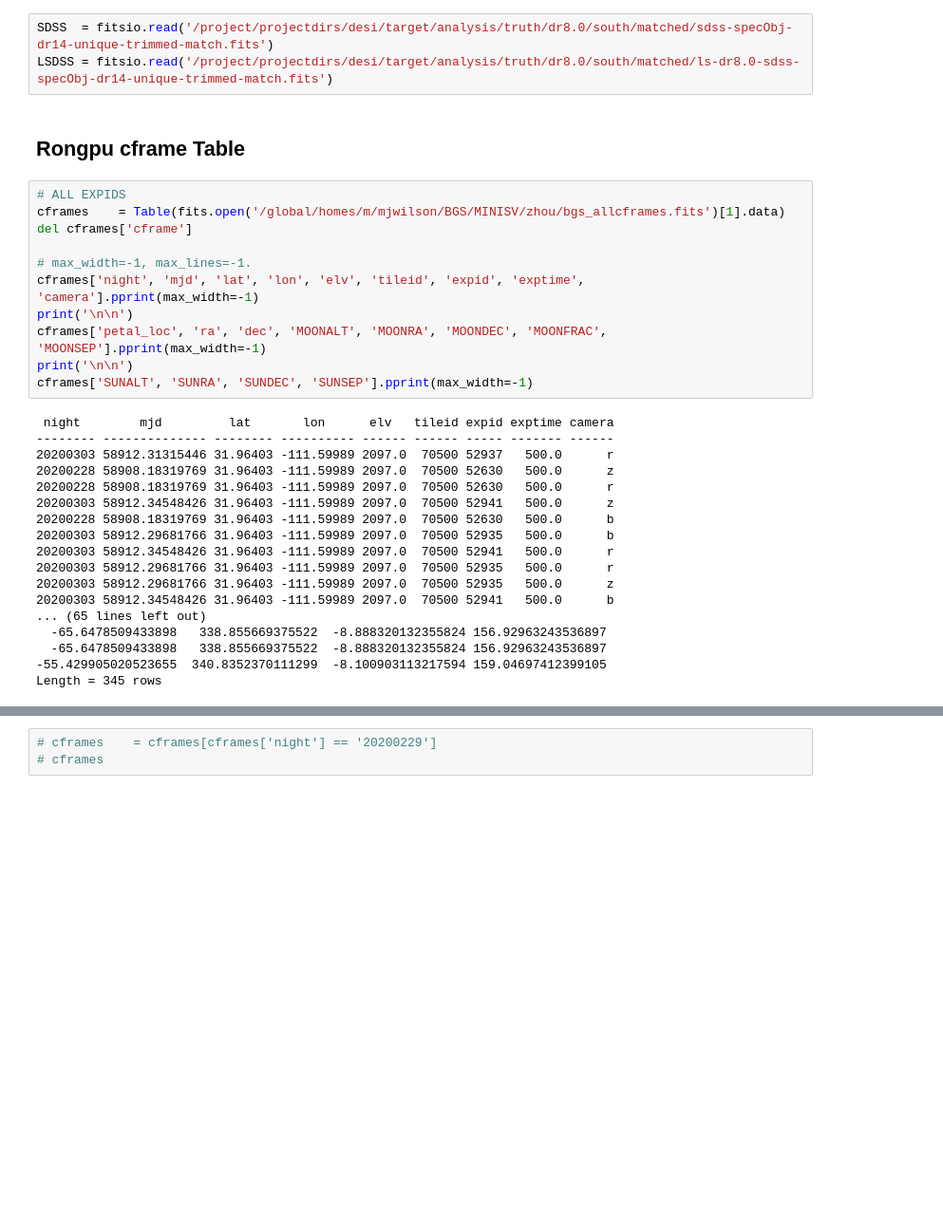
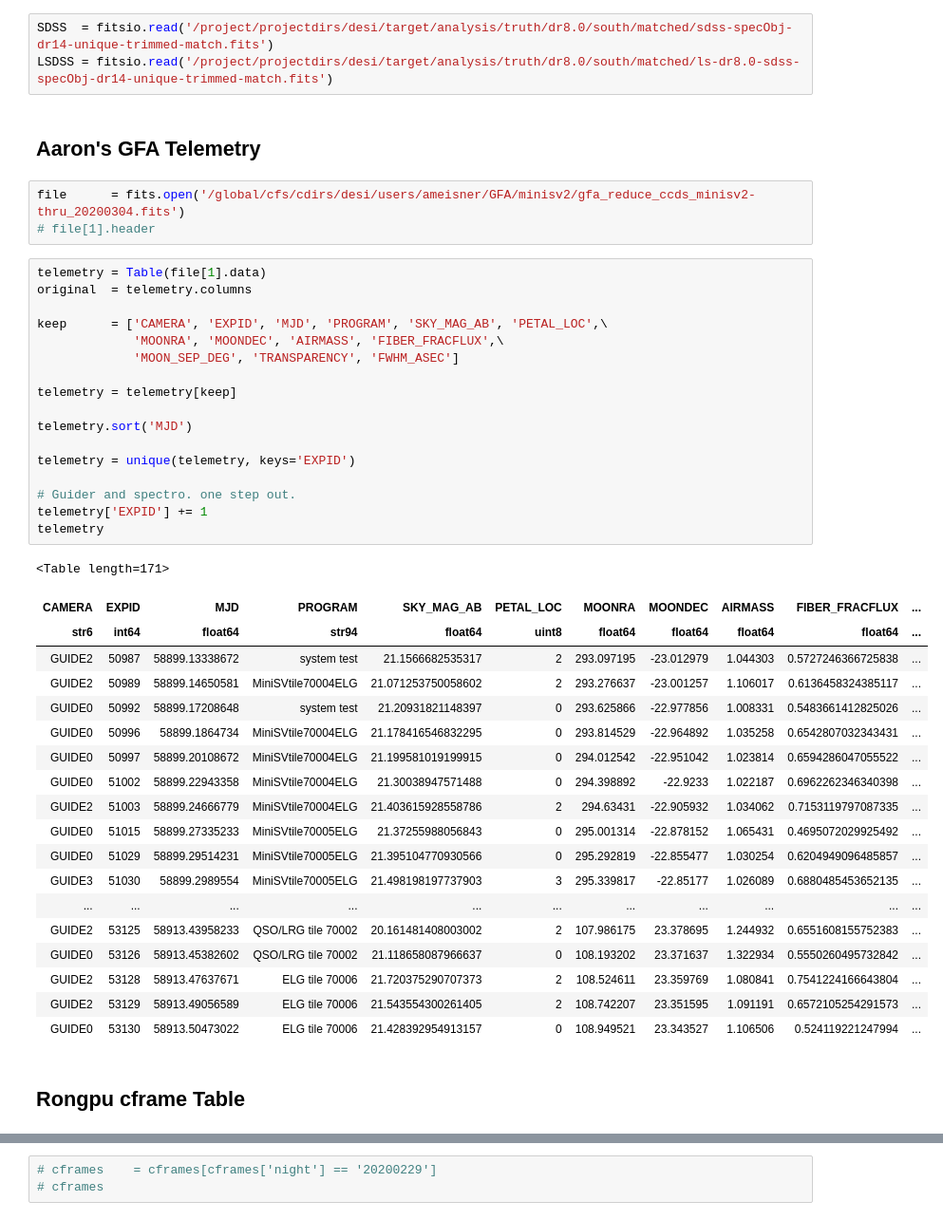
Before and after one commit to SgmAstro/MINISV, a Jupyter notebook: zs_split_coadds.ipynb, the cells around one changed output, grey strips where cells are left out. Shown at 95% size. Drawn from its saved outputs; the diff is of its cells as text; blank space fills up the shorter version.

```diff
--- a/zs_split_coadds.ipynb
+++ b/zs_split_coadds.ipynb
@@ -134,34 +129,47 @@ pl.plot(G12['RA'], G12['DEC'], '.')
 # %%
 SDSS  = fitsio.read('/project/projectdirs/desi/target/analysis/truth/dr8.0/south/matched/sdss-specObj-dr14-unique-trimmed-match.fits')
 LSDSS = fitsio.read('/project/projectdirs/desi/target/analysis/truth/dr8.0/south/matched/ls-dr8.0-sdss-specObj-dr14-unique-trimmed-match.fits')
+# %% [markdown]
+##  Aaron's GFA Telemetry
+# %%
+file      = fits.open('/global/cfs/cdirs/desi/users/ameisner/GFA/minisv2/gfa_reduce_ccds_minisv2-thru_20200304.fits')
+# file[1].header
+# %%
+telemetry = Table(file[1].data)
+original  = telemetry.columns
+
+keep      = ['CAMERA', 'EXPID', 'MJD', 'PROGRAM', 'SKY_MAG_AB', 'PETAL_LOC',\
+             'MOONRA', 'MOONDEC', 'AIRMASS', 'FIBER_FRACFLUX',\
+             'MOON_SEP_DEG', 'TRANSPARENCY', 'FWHM_ASEC']
+
+telemetry = telemetry[keep]
+
+telemetry.sort('MJD')
+
+telemetry = unique(telemetry, keys='EXPID')
+
+# Guider and spectro. one step out.
+telemetry['EXPID'] += 1
+telemetry
+# %% [output]
+<Table length=171>
+| CAMERA | EXPID | MJD | PROGRAM | SKY_MAG_AB | PETAL_LOC | MOONRA | MOONDEC | AIRMASS | FIBER_FRACFLUX | ... |
+| str6 | int64 | float64 | str94 | float64 | uint8 | float64 | float64 | float64 | float64 | ... |
+| GUIDE2 | 50987 | 58899.13338672 | system test | 21.1566682535317 | 2 | 293.097195 | -23.012979 | 1.044303 | 0.5727246366725838 | ... |
+| GUIDE2 | 50989 | 58899.14650581 | MiniSVtile70004ELG | 21.071253750058602 | 2 | 293.276637 | -23.001257 | 1.106017 | 0.6136458324385117 | ... |
+| GUIDE0 | 50992 | 58899.17208648 | system test | 21.20931821148397 | 0 | 293.625866 | -22.977856 | 1.008331 | 0.5483661412825026 | ... |
+| GUIDE0 | 50996 | 58899.1864734 | MiniSVtile70004ELG | 21.178416546832295 | 0 | 293.814529 | -22.964892 | 1.035258 | 0.6542807032343431 | ... |
+| GUIDE0 | 50997 | 58899.20108672 | MiniSVtile70004ELG | 21.199581019199915 | 0 | 294.012542 | -22.951042 | 1.023814 | 0.6594286047055522 | ... |
+| GUIDE0 | 51002 | 58899.22943358 | MiniSVtile70004ELG | 21.30038947571488 | 0 | 294.398892 | -22.9233 | 1.022187 | 0.6962262346340398 | ... |
+| GUIDE2 | 51003 | 58899.24666779 | MiniSVtile70004ELG | 21.403615928558786 | 2 | 294.63431 | -22.905932 | 1.034062 | 0.7153119797087335 | ... |
+| GUIDE0 | 51015 | 58899.27335233 | MiniSVtile70005ELG | 21.37255988056843 | 0 | 295.001314 | -22.878152 | 1.065431 | 0.4695072029925492 | ... |
+| GUIDE0 | 51029 | 58899.29514231 | MiniSVtile70005ELG | 21.395104770930566 | 0 | 295.292819 | -22.855477 | 1.030254 | 0.6204949096485857 | ... |
+| GUIDE3 | 51030 | 58899.2989554 | MiniSVtile70005ELG | 21.498198197737903 | 3 | 295.339817 | -22.85177 | 1.026089 | 0.6880485453652135 | ... |
+| ... | ... | ... | ... | ... | ... | ... | ... | ... | ... | ... |
+| GUIDE2 | 53125 | 58913.43958233 | QSO/LRG tile 70002 | 20.161481408003002 | 2 | 107.986175 | 23.378695 | 1.244932 | 0.6551608155752383 | ... |
+| GUIDE0 | 53126 | 58913.45382602 | QSO/LRG tile 70002 | 21.118658087966637 | 0 | 108.193202 | 23.371637 | 1.322934 | 0.5550260495732842 | ... |
+| GUIDE2 | 53128 | 58913.47637671 | ELG tile 70006 | 21.720375290707373 | 2 | 108.524611 | 23.359769 | 1.080841 | 0.7541224166643804 | ... |
+| GUIDE2 | 53129 | 58913.49056589 | ELG tile 70006 | 21.543554300261405 | 2 | 108.742207 | 23.351595 | 1.091191 | 0.6572105254291573 | ... |
+| GUIDE0 | 53130 | 58913.50473022 | ELG tile 70006 | 21.428392954913157 | 0 | 108.949521 | 23.343527 | 1.106506 | 0.524119221247994 | ... |
 # %% [markdown]
 ##  Rongpu cframe Table
-# %%
-# ALL EXPIDS
-cframes    = Table(fits.open('/global/homes/m/mjwilson/BGS/MINISV/zhou/bgs_allcframes.fits')[1].data)
-del cframes['cframe']
-
-# max_width=-1, max_lines=-1.
-cframes['night', 'mjd', 'lat', 'lon', 'elv', 'tileid', 'expid', 'exptime', 'camera'].pprint(max_width=-1)
-print('\n\n')
-cframes['petal_loc', 'ra', 'dec', 'MOONALT', 'MOONRA', 'MOONDEC', 'MOONFRAC', 'MOONSEP'].pprint(max_width=-1)
-print('\n\n')
-cframes['SUNALT', 'SUNRA', 'SUNDEC', 'SUNSEP'].pprint(max_width=-1)
-# %% [output]
- night        mjd         lat       lon      elv   tileid expid exptime camera
--------- -------------- -------- ---------- ------ ------ ----- ------- ------
-20200303 58912.31315446 31.96403 -111.59989 2097.0  70500 52937   500.0      r
-20200228 58908.18319769 31.96403 -111.59989 2097.0  70500 52630   500.0      z
-20200228 58908.18319769 31.96403 -111.59989 2097.0  70500 52630   500.0      r
-20200303 58912.34548426 31.96403 -111.59989 2097.0  70500 52941   500.0      z
-20200228 58908.18319769 31.96403 -111.59989 2097.0  70500 52630   500.0      b
-20200303 58912.29681766 31.96403 -111.59989 2097.0  70500 52935   500.0      b
-20200303 58912.34548426 31.96403 -111.59989 2097.0  70500 52941   500.0      r
-20200303 58912.29681766 31.96403 -111.59989 2097.0  70500 52935   500.0      r
-20200303 58912.29681766 31.96403 -111.59989 2097.0  70500 52935   500.0      z
-20200303 58912.34548426 31.96403 -111.59989 2097.0  70500 52941   500.0      b
-... (65 lines left out)
-  -65.6478509433898   338.855669375522  -8.888320132355824 156.92963243536897
-  -65.6478509433898   338.855669375522  -8.888320132355824 156.92963243536897
--55.429905020523655  340.8352370111299  -8.100903113217594 159.04697412399105
-Length = 345 rows
```
Also changed, not shown: parts of 62 cells of this notebook, 6 other files.
